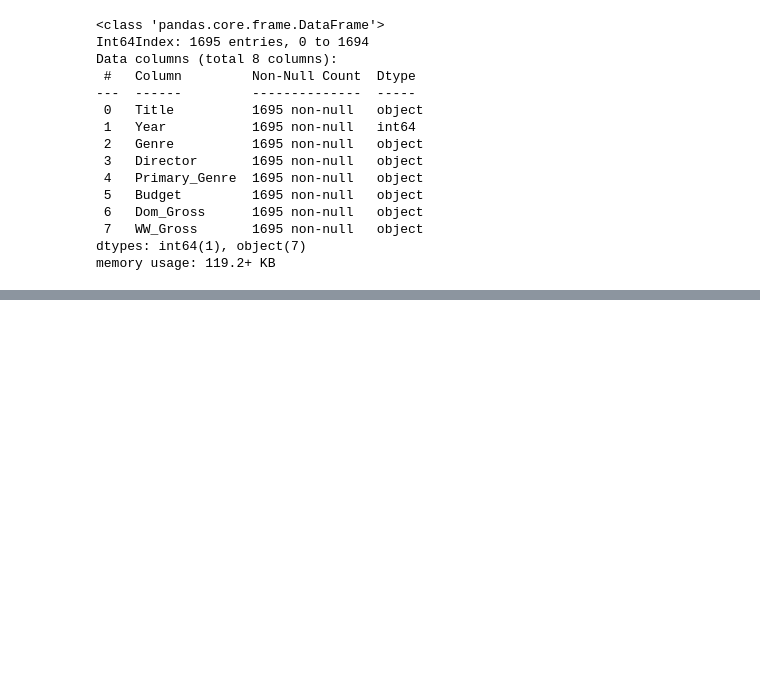
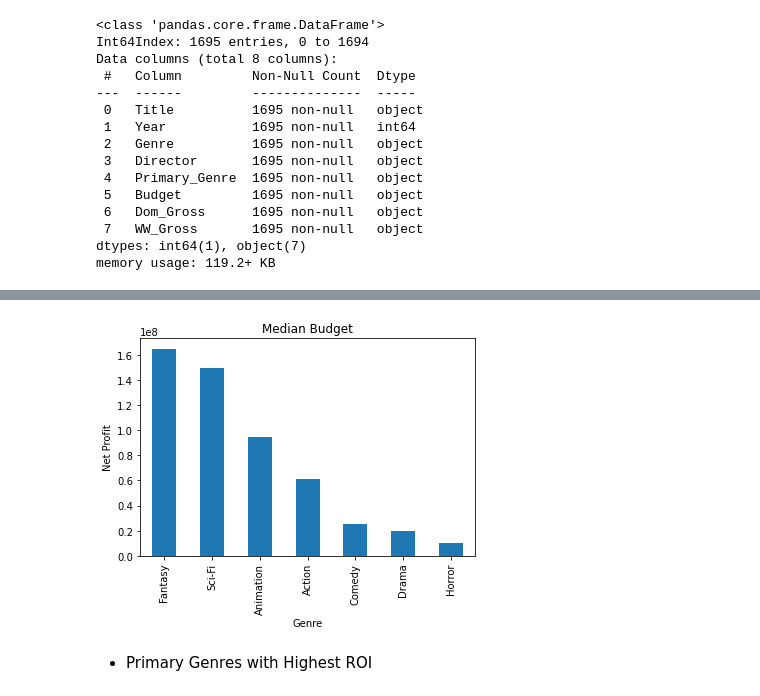
Before and after one commit to ginaguerin/Movie_Projection_Analysis, a Jupyter notebook: Notebook2.ipynb, the cells around one changed output, grey strips where cells are left out. Saved outputs shown, nothing was run; the diff lists cells and outputs as text; code cells hidden in the pictures; blank space fills up the shorter version.

```diff
--- a/Notebook2.ipynb
+++ b/Notebook2.ipynb
@@ -307,0 +195,10 @@ memory usage: 118.0+ KB
+# %%
+genre_Budget.plot(kind = "bar")
+plt.xlabel("Genre")
+plt.ylabel("Net Profit")
+plt.title("Median Budget")
+plt.show()
+# %% [output]
+[figure, added]
+# %% [markdown]
+- Primary Genres with Highest ROI
```
Also changed, not shown: parts of 53 cells of this notebook, 2 other files.
